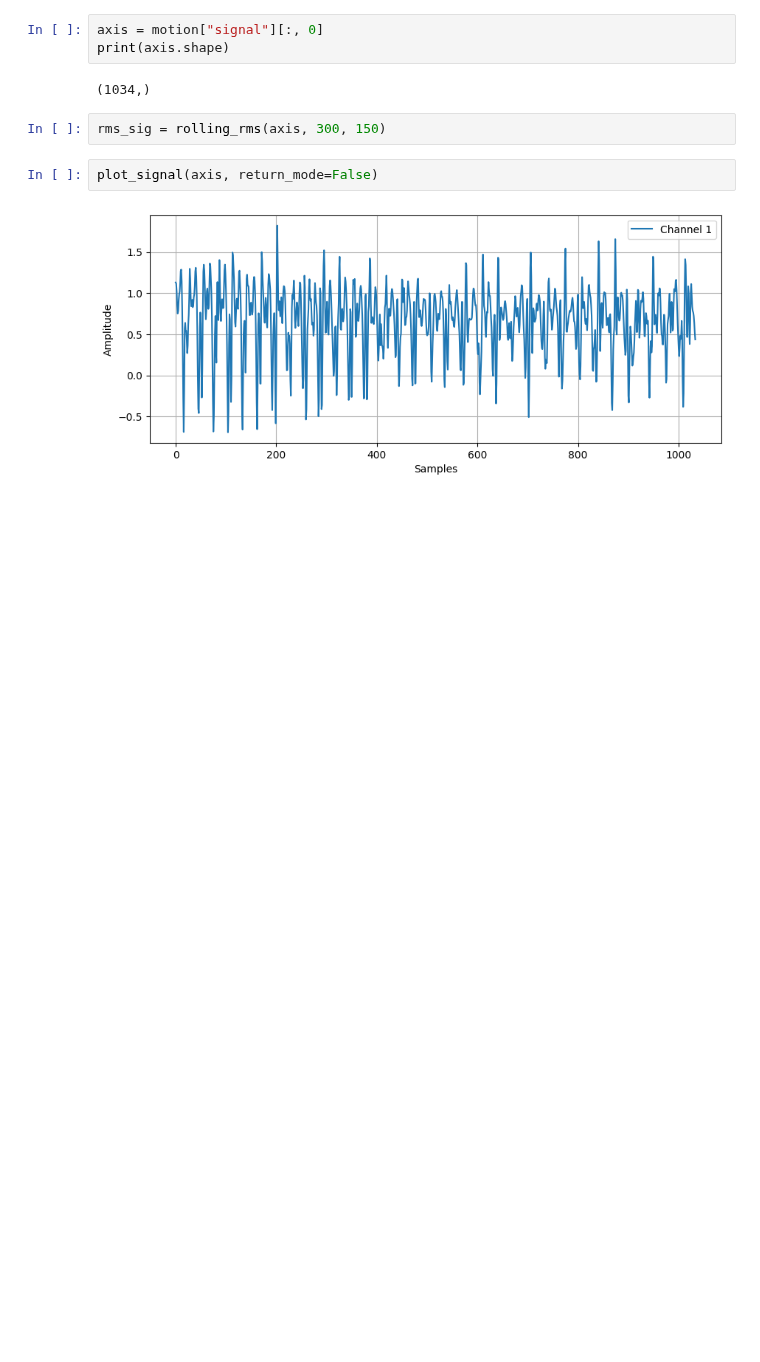
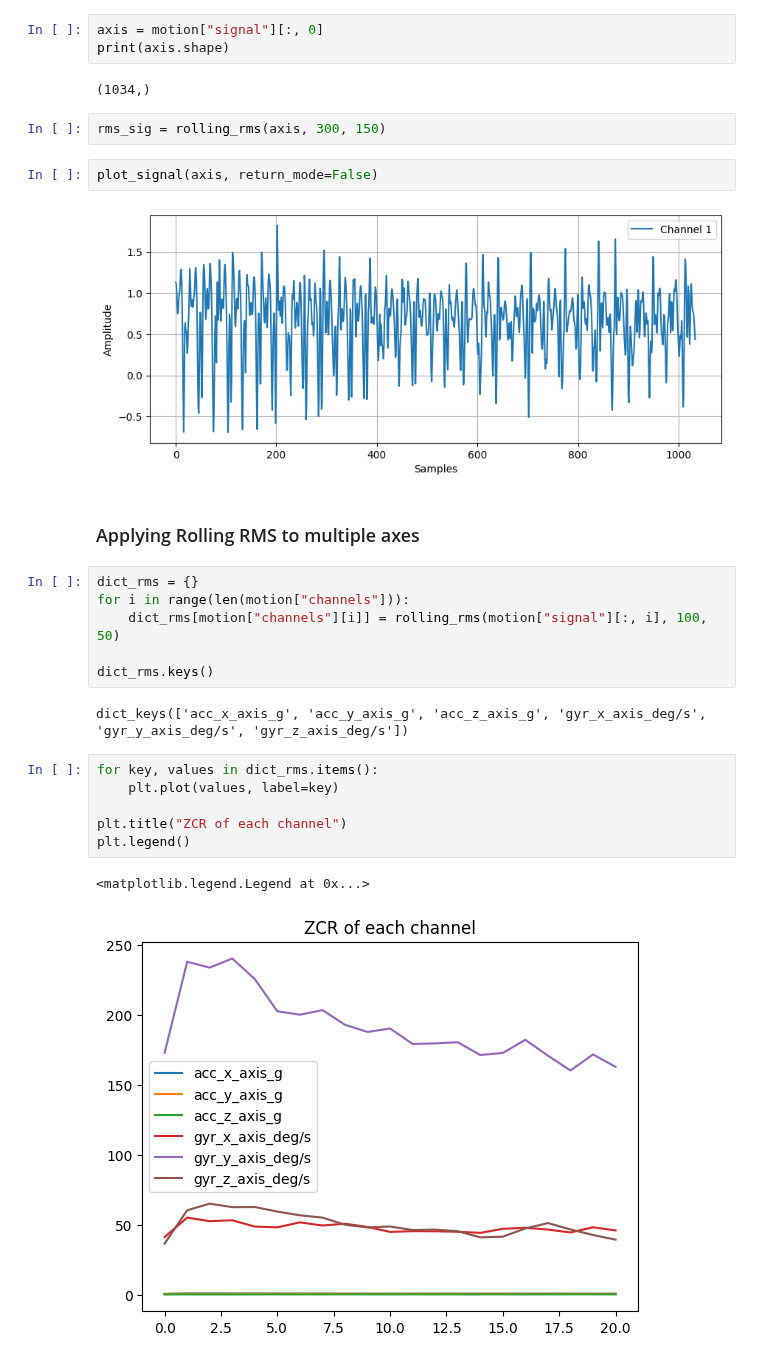
Before and after one commit to AIoT-Group-UoP/crossai-ts, a Jupyter notebook: examples/signal_properties_rolling_rms.ipynb, the cells around one changed output. Drawn from its saved outputs; the diff is of its cells as text; blank space fills up the shorter version.

Commit message:
feat: #92 rms and zcr for multiple axes

```diff
--- a/examples/signal_properties_rolling_rms.ipynb
+++ b/examples/signal_properties_rolling_rms.ipynb
@@ -56,3 +55,22 @@ rms_sig = rolling_rms(axis, 300, 150)
 plot_signal(axis, return_mode=False)
 # %% [output]
 [figure]
+# %% [markdown]
+### Applying Rolling RMS to multiple axes
+# %%
+dict_rms = {}
+for i in range(len(motion["channels"])):
+    dict_rms[motion["channels"][i]] = rolling_rms(motion["signal"][:, i], 100, 50)
+
+dict_rms.keys()
+# %% [output]
+dict_keys(['acc_x_axis_g', 'acc_y_axis_g', 'acc_z_axis_g', 'gyr_x_axis_deg/s', 'gyr_y_axis_deg/s', 'gyr_z_axis_deg/s'])
+# %%
+for key, values in dict_rms.items():
+    plt.plot(values, label=key)
+
+plt.title("ZCR of each channel")
+plt.legend()
+# %% [output]
+<matplotlib.legend.Legend at 0x...>
+[figure, added]
```
Also changed, not shown: parts of 7 cells of this notebook, 2 other files.
